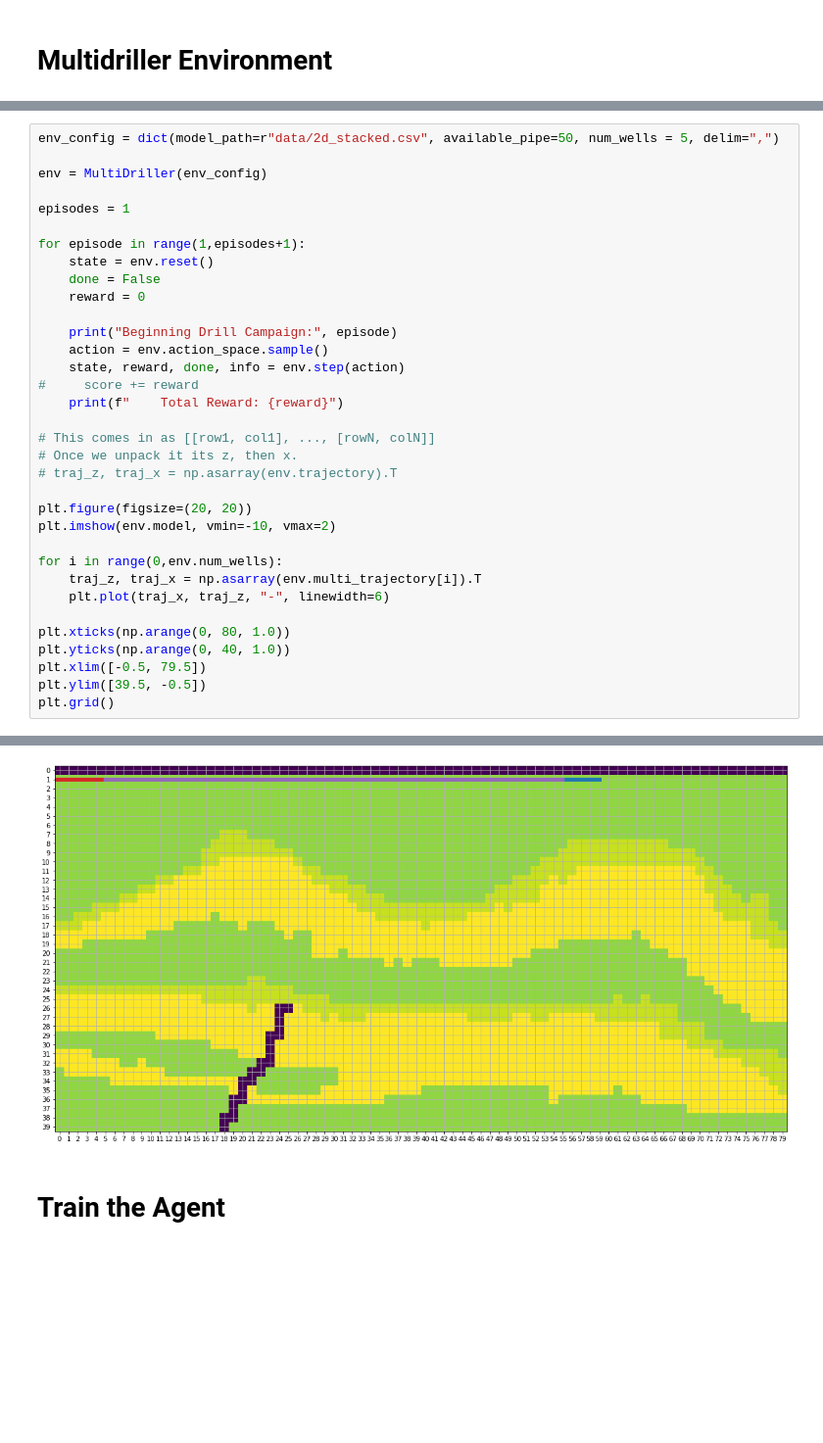
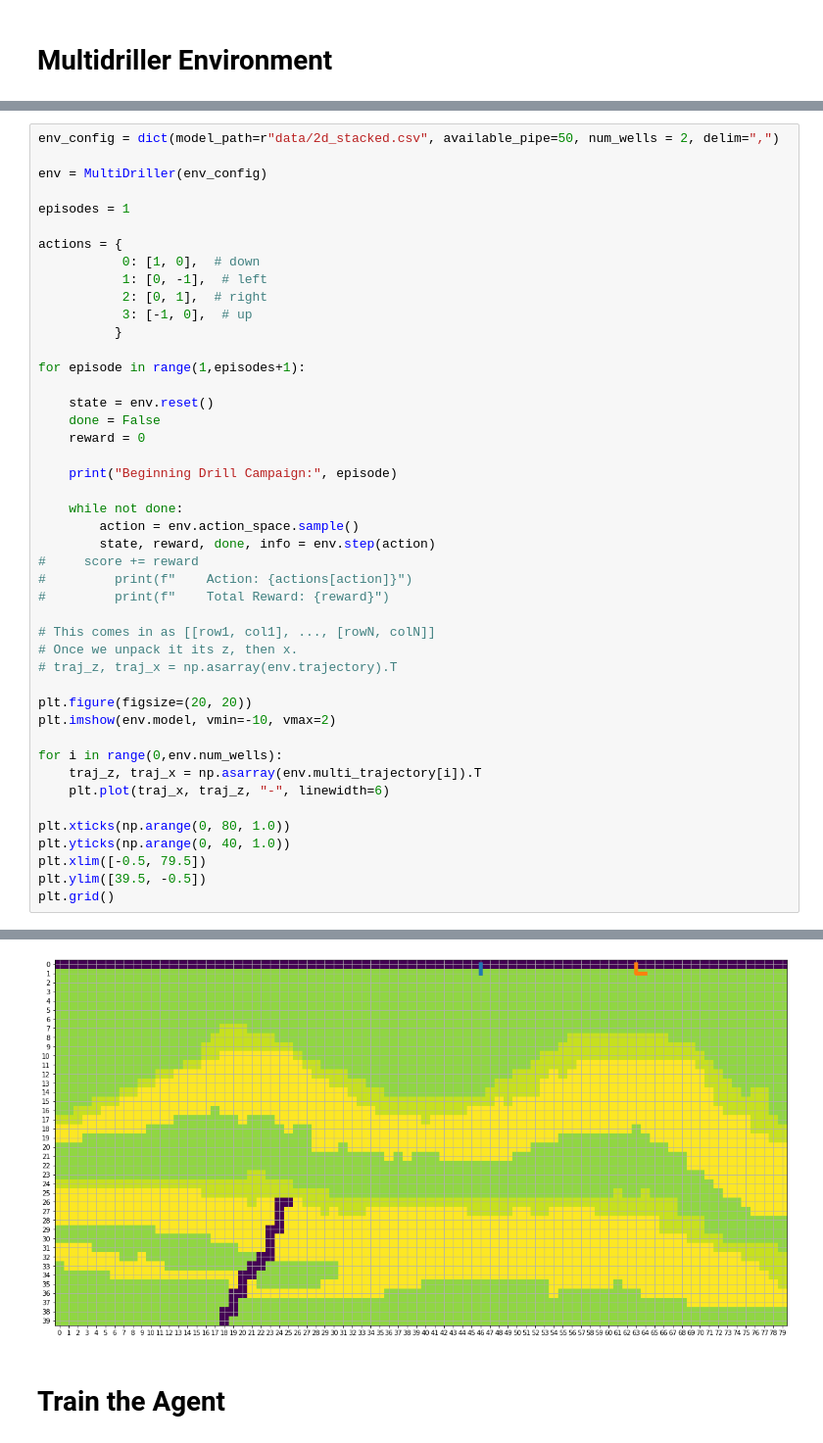
Before and after one commit to svpoludasu/wildcatter, a Jupyter notebook: examples/Trial 1 - Custom Environment.ipynb, the cells around one changed output, grey strips where cells are left out. Shown at 98% size. Drawn from its saved outputs; the diff is of its cells as text; blank space fills up the shorter version.

Commit message:
Update Trial 1 - Custom Environment.ipynb
Multi Wells FIXED

```diff
--- a/examples/Trial 1 - Custom Environment.ipynb
+++ b/examples/Trial 1 - Custom Environment.ipynb
@@ -281,19 +309,30 @@ class MultiDriller(Env):  # type: ignore
         return self.state
 # %%
-env_config = dict(model_path=r"data/2d_stacked.csv", available_pipe=50, num_wells = 5, delim=",")
+env_config = dict(model_path=r"data/2d_stacked.csv", available_pipe=50, num_wells = 2, delim=",")
 
 env = MultiDriller(env_config)
 
 episodes = 1
 
+actions = {
+           0: [1, 0],  # down
+           1: [0, -1],  # left
+           2: [0, 1],  # right
+           3: [-1, 0],  # up
+          }
+
 for episode in range(1,episodes+1):
+
     state = env.reset()
     done = False
     reward = 0
 
     print("Beginning Drill Campaign:", episode)
-    action = env.action_space.sample()
-    state, reward, done, info = env.step(action)
+
+    while not done:
+        action = env.action_space.sample()
+        state, reward, done, info = env.step(action)
 #     score += reward
-    print(f"    Total Reward: {reward}")
+#         print(f"    Action: {actions[action]}")
+#         print(f"    Total Reward: {reward}")
 
@@ -324,4 +357,4 @@ Beginning Drill Campaign: 1
-[figure, old version]
+[figure, new version]
 # %% [markdown]
 # Train the Agent
 # %%
```
Also changed, not shown: parts of 5 cells of this notebook.
